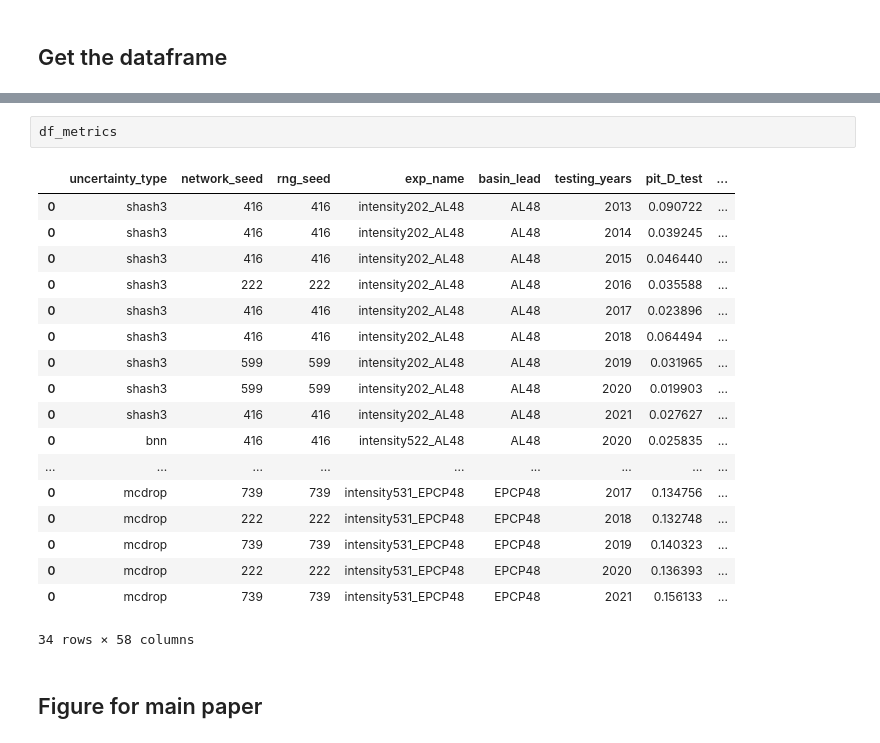
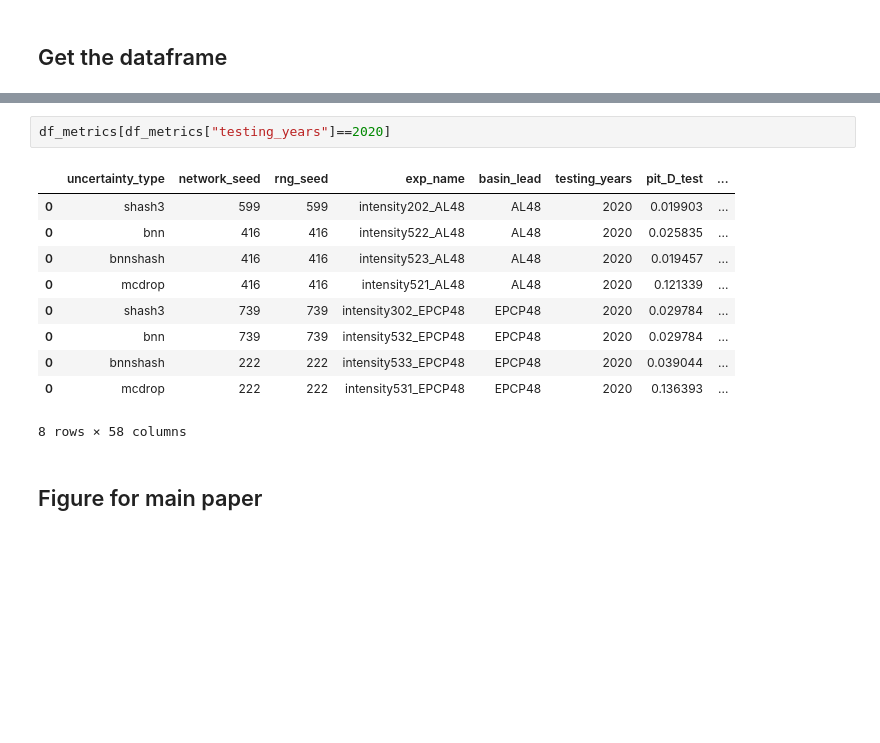
Before and after one commit to eabarnes1010/hurricane_uqcomparisons, a Jupyter notebook: _plot_metrics_compareBNN.ipynb, the cells around one changed output, grey strips where cells are left out. Drawn from its saved outputs; the diff is of its cells as text; blank space fills up the shorter version.

```diff
--- a/_plot_metrics_compareBNN.ipynb
+++ b/_plot_metrics_compareBNN.ipynb
@@ -167,25 +151,17 @@ saved_metrics/intensity533_EPCP48_2021_bnnshash_network_seed_739_rng_seed_739_me
 **plotting only the best seed for validation error reductions**
-# %%
-df_metrics
-# %% [output]
-|  | uncertainty_type | network_seed | rng_seed | exp_name | basin_lead | testing_years | pit_D_test | ... |
-| 0 | shash3 | 416 | 416 | intensity202_AL48 | AL48 | 2013 | 0.090722 | ... |
-| 0 | shash3 | 416 | 416 | intensity202_AL48 | AL48 | 2014 | 0.039245 | ... |
-| 0 | shash3 | 416 | 416 | intensity202_AL48 | AL48 | 2015 | 0.046440 | ... |
-| 0 | shash3 | 222 | 222 | intensity202_AL48 | AL48 | 2016 | 0.035588 | ... |
-| 0 | shash3 | 416 | 416 | intensity202_AL48 | AL48 | 2017 | 0.023896 | ... |
-| 0 | shash3 | 416 | 416 | intensity202_AL48 | AL48 | 2018 | 0.064494 | ... |
-| 0 | shash3 | 599 | 599 | intensity202_AL48 | AL48 | 2019 | 0.031965 | ... |
-| 0 | shash3 | 599 | 599 | intensity202_AL48 | AL48 | 2020 | 0.019903 | ... |
-| 0 | shash3 | 416 | 416 | intensity202_AL48 | AL48 | 2021 | 0.027627 | ... |
-| 0 | bnn | 416 | 416 | intensity522_AL48 | AL48 | 2020 | 0.025835 | ... |
-| ... | ... | ... | ... | ... | ... | ... | ... | ... |
-| 0 | mcdrop | 739 | 739 | intensity531_EPCP48 | EPCP48 | 2017 | 0.134756 | ... |
-| 0 | mcdrop | 222 | 222 | intensity531_EPCP48 | EPCP48 | 2018 | 0.132748 | ... |
-| 0 | mcdrop | 739 | 739 | intensity531_EPCP48 | EPCP48 | 2019 | 0.140323 | ... |
-| 0 | mcdrop | 222 | 222 | intensity531_EPCP48 | EPCP48 | 2020 | 0.136393 | ... |
-| 0 | mcdrop | 739 | 739 | intensity531_EPCP48 | EPCP48 | 2021 | 0.156133 | ... |
-34 rows × 58 columns
+# %%
+df_metrics[df_metrics["testing_years"]==2020]
+# %% [output]
+|  | uncertainty_type | network_seed | rng_seed | exp_name | basin_lead | testing_years | pit_D_test | ... |
+| 0 | shash3 | 599 | 599 | intensity202_AL48 | AL48 | 2020 | 0.019903 | ... |
+| 0 | bnn | 416 | 416 | intensity522_AL48 | AL48 | 2020 | 0.025835 | ... |
+| 0 | bnnshash | 416 | 416 | intensity523_AL48 | AL48 | 2020 | 0.019457 | ... |
+| 0 | mcdrop | 416 | 416 | intensity521_AL48 | AL48 | 2020 | 0.121339 | ... |
+| 0 | shash3 | 739 | 739 | intensity302_EPCP48 | EPCP48 | 2020 | 0.029784 | ... |
+| 0 | bnn | 739 | 739 | intensity532_EPCP48 | EPCP48 | 2020 | 0.029784 | ... |
+| 0 | bnnshash | 222 | 222 | intensity533_EPCP48 | EPCP48 | 2020 | 0.039044 | ... |
+| 0 | mcdrop | 222 | 222 | intensity531_EPCP48 | EPCP48 | 2020 | 0.136393 | ... |
+8 rows × 58 columns
 # %% [markdown]
 ## Figure for main paper
 # %%
```
Also changed, not shown: parts of 2 cells of this notebook, 5 other files.
